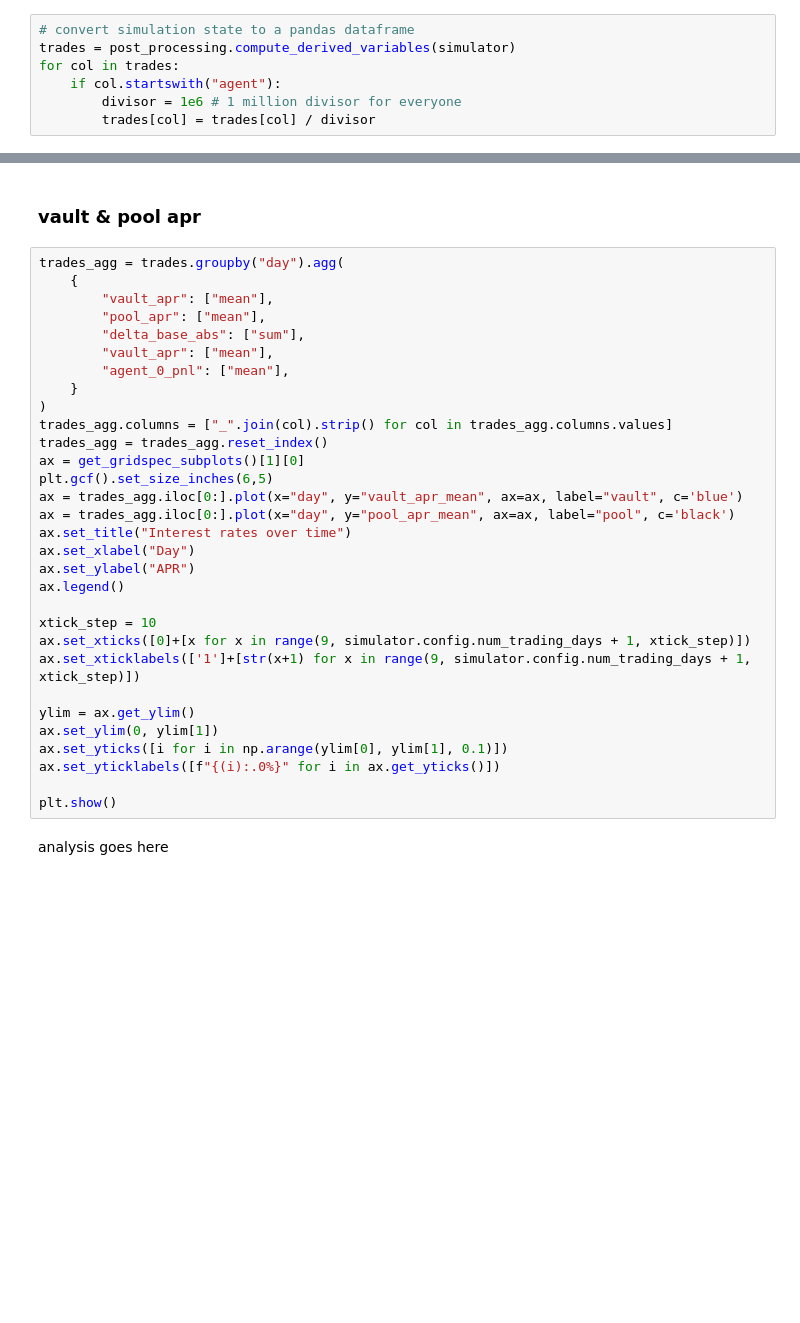
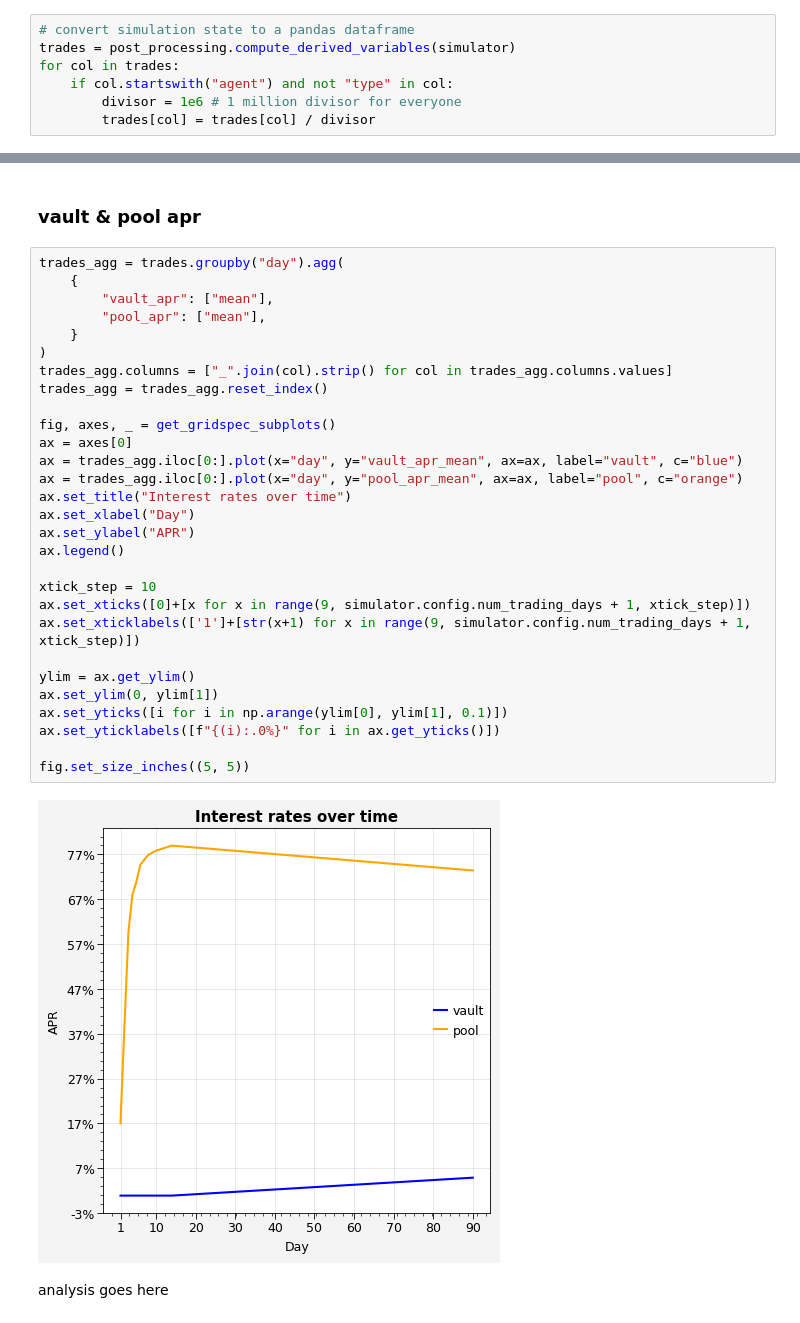
Before and after one commit to delvtech/agent0, a Jupyter notebook: examples/notebooks/frida_louie_simulation.ipynb, the cells around one changed output, grey strips where cells are left out. Saved outputs shown, nothing was run; the diff lists cells and outputs as text; blank space fills up the shorter version.

Commit message:
finishes up plots for Will

```diff
--- a/examples/notebooks/frida_louie_simulation.ipynb
+++ b/examples/notebooks/frida_louie_simulation.ipynb
@@ -331,7 +334,7 @@ simulator.run_simulation()
 # convert simulation state to a pandas dataframe
 trades = post_processing.compute_derived_variables(simulator)
 for col in trades:
-    if col.startswith("agent"):
+    if col.startswith("agent") and not "type" in col:
         divisor = 1e6 # 1 million divisor for everyone
         trades[col] = trades[col] / divisor
 # %% [markdown]
@@ -342,33 +345,33 @@ for col in trades:
 # %%
 trades_agg = trades.groupby("day").agg(
     {
         "vault_apr": ["mean"],
         "pool_apr": ["mean"],
-        "delta_base_abs": ["sum"],
-        "vault_apr": ["mean"],
-        "agent_0_pnl": ["mean"],
     }
 )
 trades_agg.columns = ["_".join(col).strip() for col in trades_agg.columns.values]
 trades_agg = trades_agg.reset_index()
-ax = get_gridspec_subplots()[1][0]
-plt.gcf().set_size_inches(6,5)
-ax = trades_agg.iloc[0:].plot(x="day", y="vault_apr_mean", ax=ax, label="vault", c='blue')
-ax = trades_agg.iloc[0:].plot(x="day", y="pool_apr_mean", ax=ax, label="pool", c='black')
+
+fig, axes, _ = get_gridspec_subplots()
+ax = axes[0]
+ax = trades_agg.iloc[0:].plot(x="day", y="vault_apr_mean", ax=ax, label="vault", c="blue")
+ax = trades_agg.iloc[0:].plot(x="day", y="pool_apr_mean", ax=ax, label="pool", c="orange")
 ax.set_title("Interest rates over time")
 ax.set_xlabel("Day")
 ax.set_ylabel("APR")
 ax.legend()
 
 xtick_step = 10
 ax.set_xticks([0]+[x for x in range(9, simulator.config.num_trading_days + 1, xtick_step)])
 ax.set_xticklabels(['1']+[str(x+1) for x in range(9, simulator.config.num_trading_days + 1, xtick_step)])
 
 ylim = ax.get_ylim()
 ax.set_ylim(0, ylim[1])
 ax.set_yticks([i for i in np.arange(ylim[0], ylim[1], 0.1)])
 ax.set_yticklabels([f"{(i):.0%}" for i in ax.get_yticks()])
 
-plt.show()
+fig.set_size_inches((5, 5))
+# %% [output]
+[figure, added]
 # %% [markdown]
 analysis goes here
```
Also changed, not shown: parts of 19 cells of this notebook, 2 other files.
